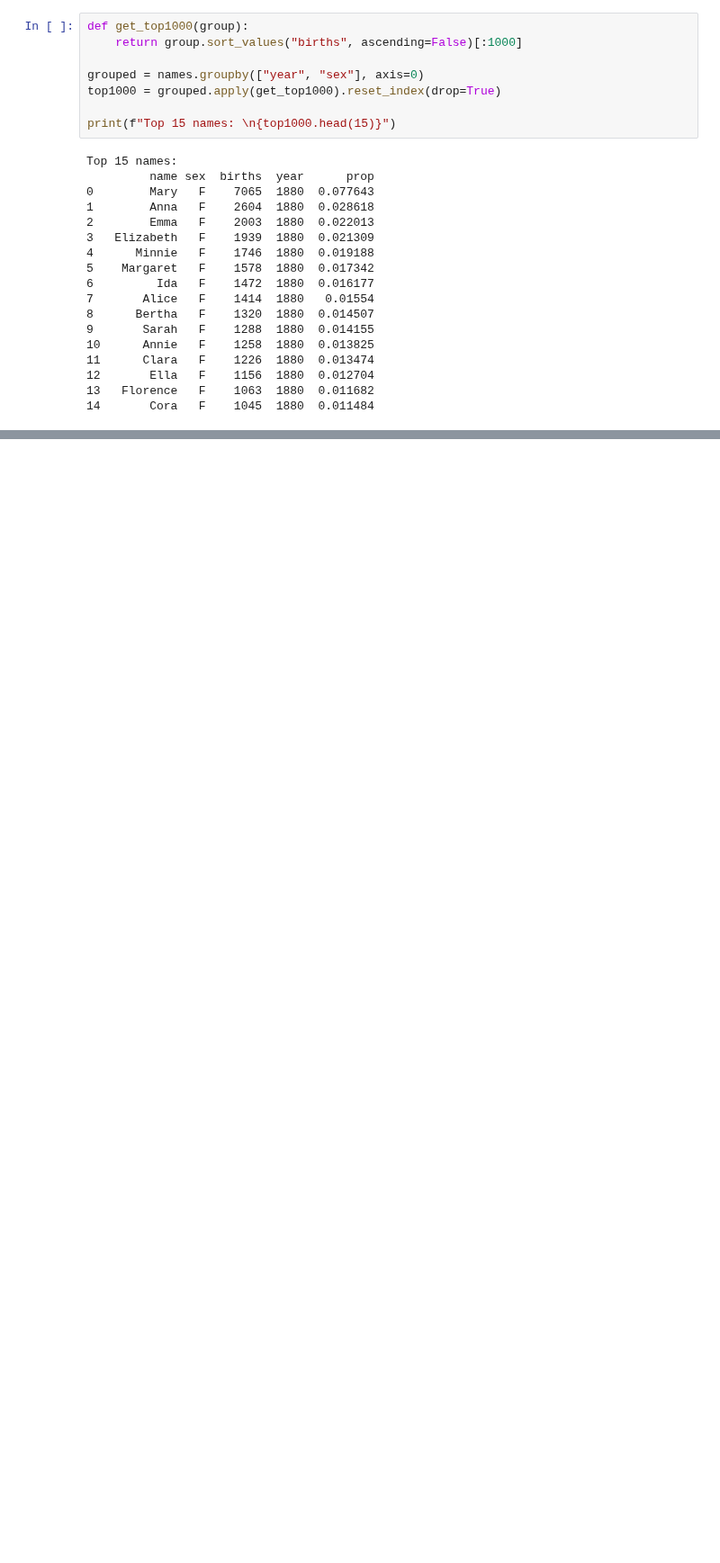
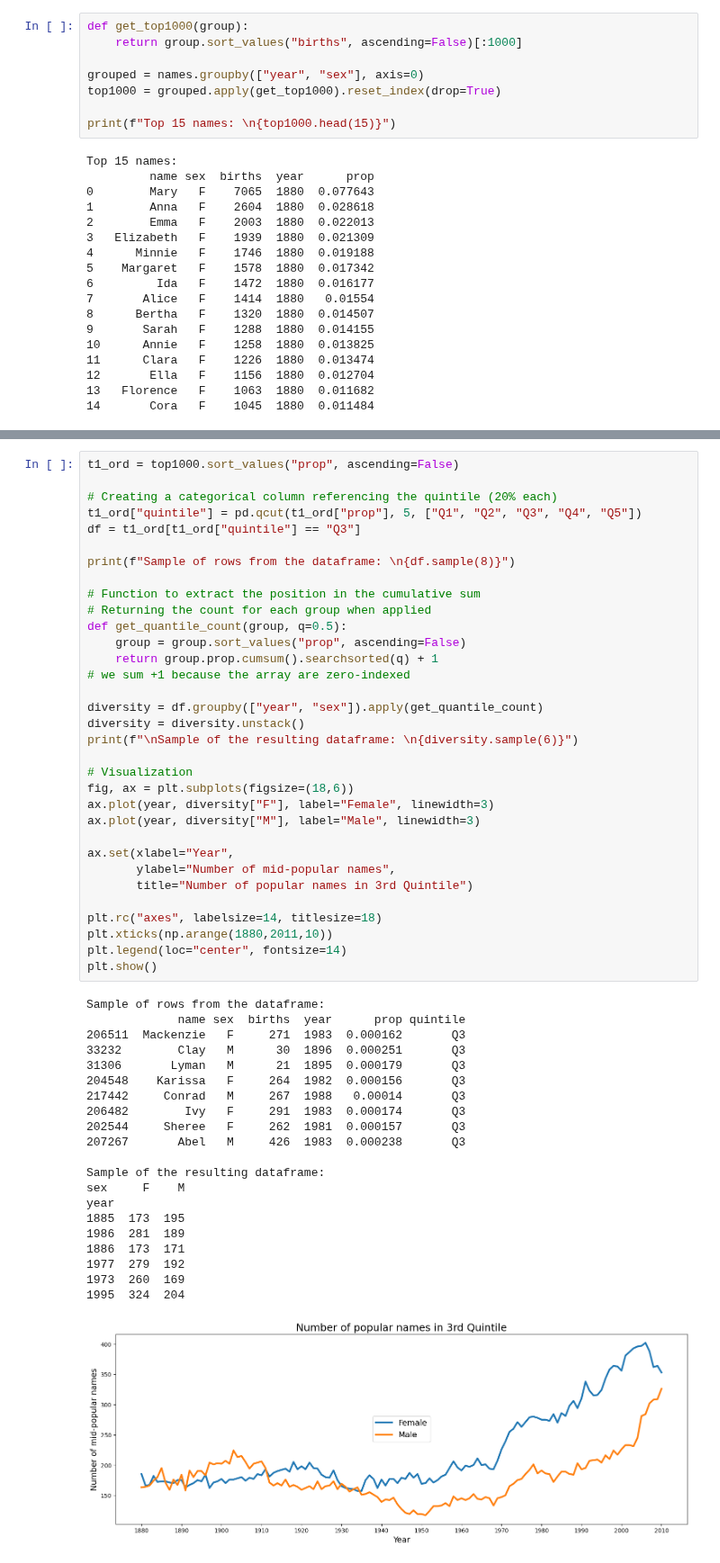
Before and after one commit to almanzanas/DataAnalystsJourney, a Jupyter notebook: python_data_analysis/da_practice/notebooks/baby_names.ipynb, the cells around one changed output, grey strips where cells are left out. Shown at 90% size. Cells and saved outputs as stored; diff of their text form; blank space fills up the shorter version.

```diff
--- a/python_data_analysis/da_practice/notebooks/baby_names.ipynb
+++ b/python_data_analysis/da_practice/notebooks/baby_names.ipynb
@@ -172,0 +255,55 @@ Top 15 names:
+# %%
+t1_ord = top1000.sort_values("prop", ascending=False)
+
+# Creating a categorical column referencing the quintile (20% each)
+t1_ord["quintile"] = pd.qcut(t1_ord["prop"], 5, ["Q1", "Q2", "Q3", "Q4", "Q5"])
+df = t1_ord[t1_ord["quintile"] == "Q3"]
+
+print(f"Sample of rows from the dataframe: \n{df.sample(8)}")
+
+# Function to extract the position in the cumulative sum
+# Returning the count for each group when applied
+def get_quantile_count(group, q=0.5):
+    group = group.sort_values("prop", ascending=False)
+    return group.prop.cumsum().searchsorted(q) + 1
+# we sum +1 because the array are zero-indexed
+
+diversity = df.groupby(["year", "sex"]).apply(get_quantile_count)
+diversity = diversity.unstack()
+print(f"\nSample of the resulting dataframe: \n{diversity.sample(6)}")
+
+# Visualization
+fig, ax = plt.subplots(figsize=(18,6))
+ax.plot(year, diversity["F"], label="Female", linewidth=3)
+ax.plot(year, diversity["M"], label="Male", linewidth=3)
+
+ax.set(xlabel="Year",
+       ylabel="Number of mid-popular names",
+       title="Number of popular names in 3rd Quintile")
+
+plt.rc("axes", labelsize=14, titlesize=18)
+plt.xticks(np.arange(1880,2011,10))
+plt.legend(loc="center", fontsize=14)
+plt.show()
+# %% [output]
+Sample of rows from the dataframe:
+             name sex  births  year      prop quintile
+206511  Mackenzie   F     271  1983  0.000162       Q3
+33232        Clay   M      30  1896  0.000251       Q3
+31306       Lyman   M      21  1895  0.000179       Q3
+204548    Karissa   F     264  1982  0.000156       Q3
+217442     Conrad   M     267  1988   0.00014       Q3
+206482        Ivy   F     291  1983  0.000174       Q3
+202544     Sheree   F     262  1981  0.000157       Q3
+207267       Abel   M     426  1983  0.000238       Q3
+
+Sample of the resulting dataframe:
+sex     F    M
+year
+1885  173  195
+1986  281  189
+1886  173  171
+1977  279  192
+1973  260  169
+1995  324  204
+[figure, added]
```
Also changed, not shown: parts of 9 cells of this notebook.
